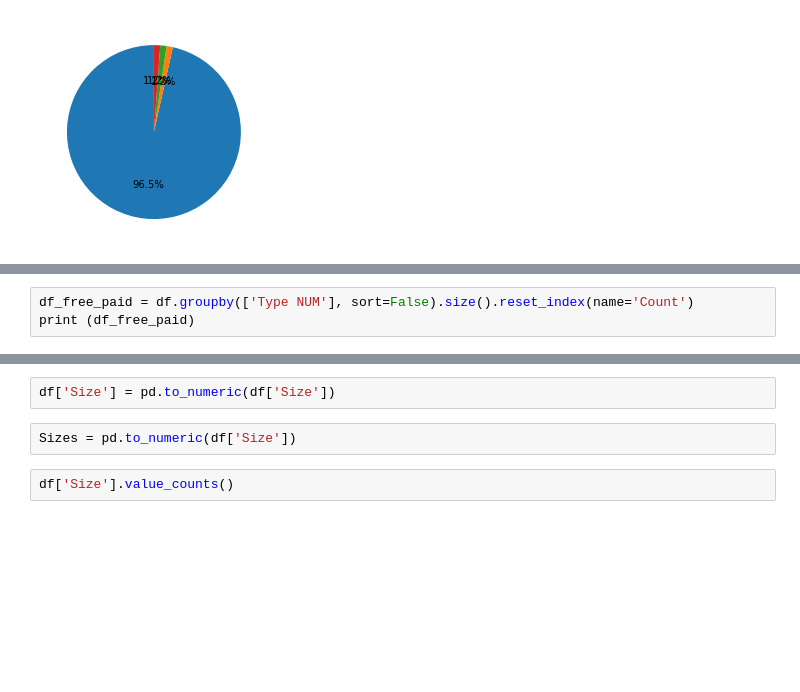
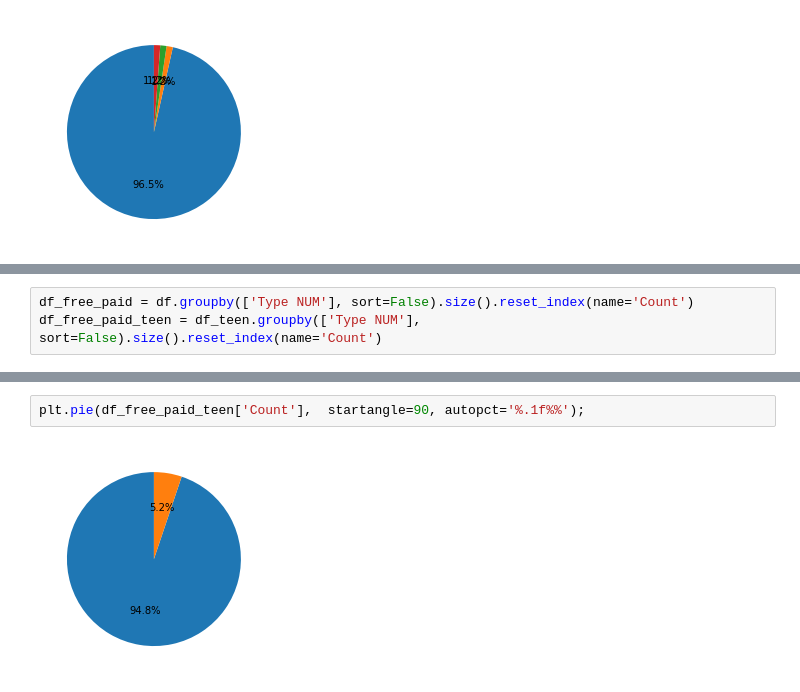
Before and after one commit to nikibhatt/DS-Unit-1-Sprint-3-Linear-Algebra, a Jupyter notebook: NB_Portfolio.ipynb, the cells around one changed output, grey strips where cells are left out. Cells and saved outputs as stored; diff of their text form; blank space fills up the shorter version.

```diff
--- a/NB_Portfolio.ipynb
+++ b/NB_Portfolio.ipynb
@@ -210,3 +212,3 @@ Paid = 1
 # %%
 df_free_paid = df.groupby(['Type NUM'], sort=False).size().reset_index(name='Count')
-print (df_free_paid)
+df_free_paid_teen = df_teen.groupby(['Type NUM'], sort=False).size().reset_index(name='Count')
@@ -221,6 +219,4 @@ plt.pie(df_free_paid['Count'],  startangle=90, autopct='%.1f%%');
-# %%
-df['Size'] = pd.to_numeric(df['Size'])
-# %%
-Sizes = pd.to_numeric(df['Size'])
-# %%
-df['Size'].value_counts()
+# %%
+plt.pie(df_free_paid_teen['Count'],  startangle=90, autopct='%.1f%%');
+# %% [output]
+[figure, added]
```
Also changed, not shown: parts of 16 cells of this notebook.
